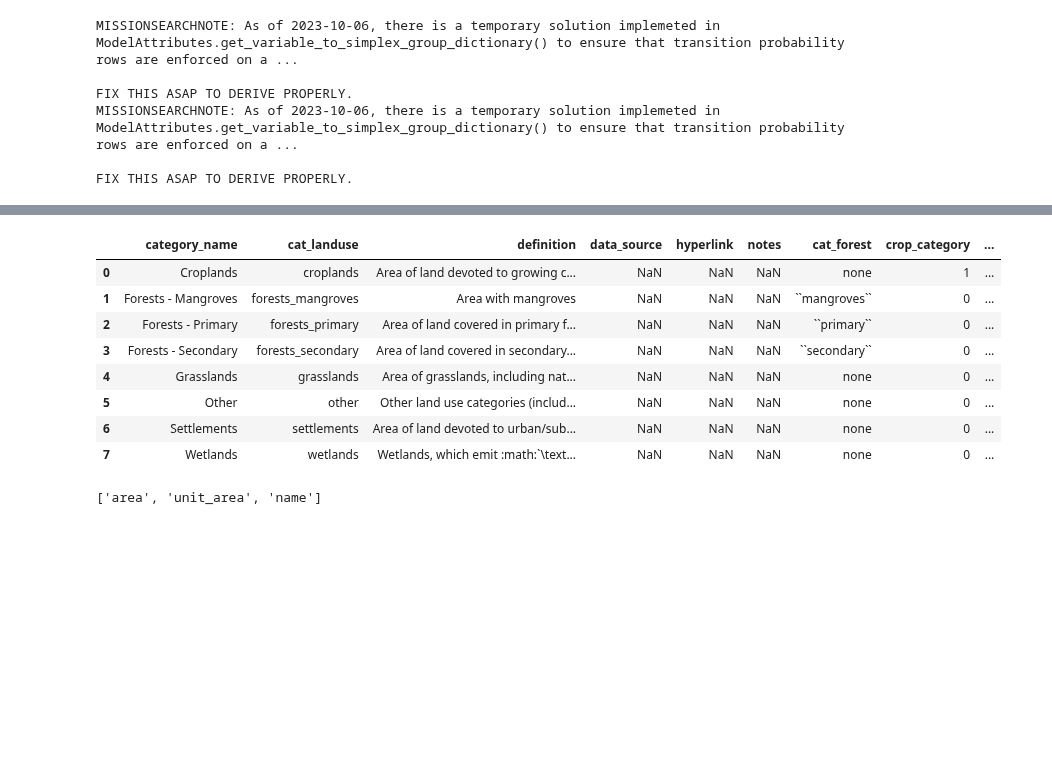
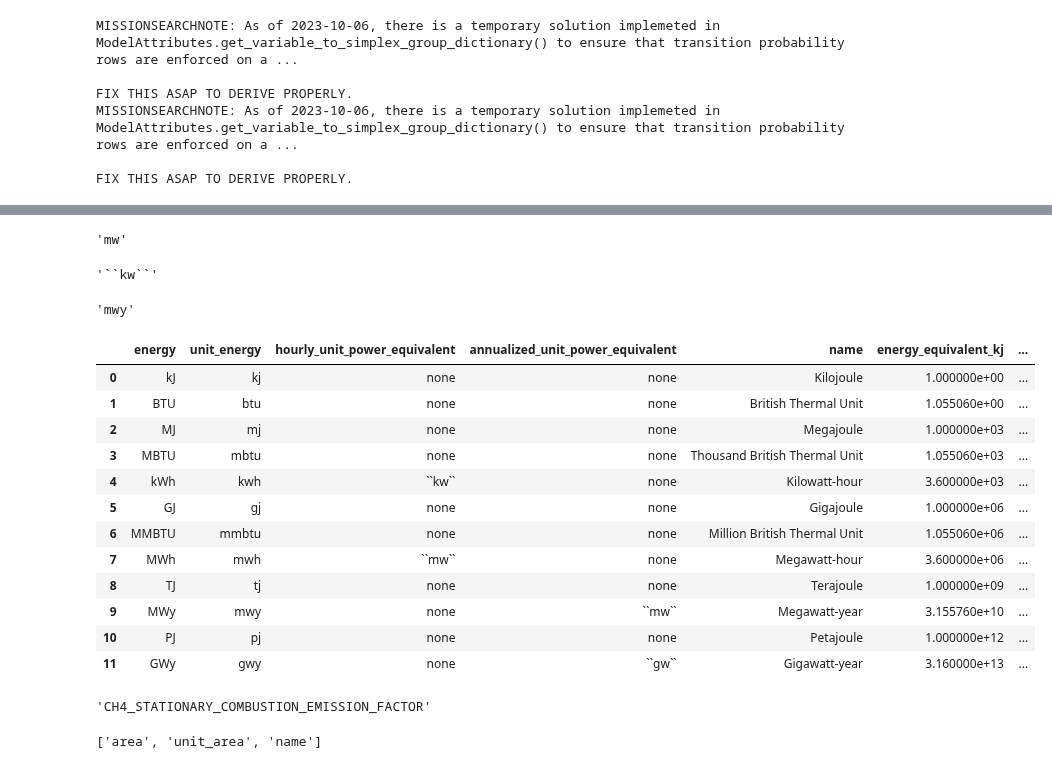
Before and after one commit to jcsyme/sisepuede, a Jupyter notebook: python/build_modvar_class.ipynb, the cells around one changed output, grey strips where cells are left out. Saved outputs shown, nothing was run; the diff lists cells and outputs as text; code cells hidden in the pictures; blank space fills up the shorter version.

```diff
--- a/python/build_modvar_class.ipynb
+++ b/python/build_modvar_class.ipynb
@@ -67,15 +197,53 @@ attr_vars.table;
+# %%
+#matt_new.get_unit("energy").convert("kWh", "GJ")
+unit_energy = matt_new.get_unit("energy")
+unit_power = matt_new.get_unit("power")
+
+input_unit = "mw"
+units = unit_energy.get_unit_key(input_unit)
+units = unit_power.get_unit_key(input_unit)
+units
+# %% [output]
+'mw'
+# %%
+unit_energy.get_attribute("kWh", "hourly_unit_power_equivalent")
+# %% [output]
+'``kw``'
+# %%
+mv.clean_element(
+    unit_power.get_attribute("MW", "annualized_unit_energy_equivalent")
+)
+# %% [output]
+'mwy'
 # %%
-matt_new.dict_attributes.get("cat").get("landuse").table
+#matt_new.get_unit("energy").attribute_table.table
+matt_new.get_unit("energy").get_unit_key(modvar)
-# %% [output]
-|  | category_name | cat_landuse | definition | data_source | hyperlink | notes | cat_forest | crop_category | ... |
-| 0 | Croplands | croplands | Area of land devoted to growing c... | NaN | NaN | NaN | none | 1 | ... |
-| 1 | Forests - Mangroves | forests_mangroves | Area with mangroves | NaN | NaN | NaN | ``mangroves`` | 0 | ... |
-| 2 | Forests - Primary | forests_primary | Area of land covered in primary f... | NaN | NaN | NaN | ``primary`` | 0 | ... |
-| 3 | Forests - Secondary | forests_secondary | Area of land covered in secondary... | NaN | NaN | NaN | ``secondary`` | 0 | ... |
-| 4 | Grasslands | grasslands | Area of grasslands, including nat... | NaN | NaN | NaN | none | 0 | ... |
-| 5 | Other | other | Other land use categories (includ... | NaN | NaN | NaN | none | 0 | ... |
-| 6 | Settlements | settlements | Area of land devoted to urban/sub... | NaN | NaN | NaN | none | 0 | ... |
-| 7 | Wetlands | wetlands | Wetlands, which emit :math:`\text... | NaN | NaN | NaN | none | 0 | ... |
+# %%
+#sa.model_attributes.get_energy_power_swap("MW")
+unit_energy.attribute_table.table
+# %% [output]
+|  | energy | unit_energy | hourly_unit_power_equivalent | annualized_unit_power_equivalent | name | energy_equivalent_kj | ... |
+| 0 | kJ | kj | none | none | Kilojoule | 1.000000e+00 | ... |
+| 1 | BTU | btu | none | none | British Thermal Unit | 1.055060e+00 | ... |
+| 2 | MJ | mj | none | none | Megajoule | 1.000000e+03 | ... |
+| 3 | MBTU | mbtu | none | none | Thousand British Thermal Unit | 1.055060e+03 | ... |
+| 4 | kWh | kwh | ``kw`` | none | Kilowatt-hour | 3.600000e+03 | ... |
+| 5 | GJ | gj | none | none | Gigajoule | 1.000000e+06 | ... |
+| 6 | MMBTU | mmbtu | none | none | Million British Thermal Unit | 1.055060e+06 | ... |
+| 7 | MWh | mwh | ``mw`` | none | Megawatt-hour | 3.600000e+06 | ... |
+| 8 | TJ | tj | none | none | Terajoule | 1.000000e+09 | ... |
+| 9 | MWy | mwy | none | ``mw`` | Megawatt-year | 3.155760e+10 | ... |
+| 10 | PJ | pj | none | none | Petajoule | 1.000000e+12 | ... |
+| 11 | GWy | gwy | none | ``gw`` | Gigawatt-year | 3.160000e+13 | ... |
+# %%
+modvar = matt_new.dict_variables.get("Unadjusted Land Use Transition Probability")
+modvar = matt_new.dict_variables.get(":math:\\text{CH}_4 Stationary Combustion Emission Factor")
+
+#modvar.attribute("unit_mass")
+modvar.attribute("unit_area")
+modvar.name_fs_safe.upper()
+# %% [output]
+'CH4_STATIONARY_COMBUSTION_EMISSION_FACTOR'
 # %%
 for k, v in matt_new.dict_attributes.get("unit").items():
     print(v.key)
```
Also changed, not shown: parts of 11 cells of this notebook, 7 other files.
